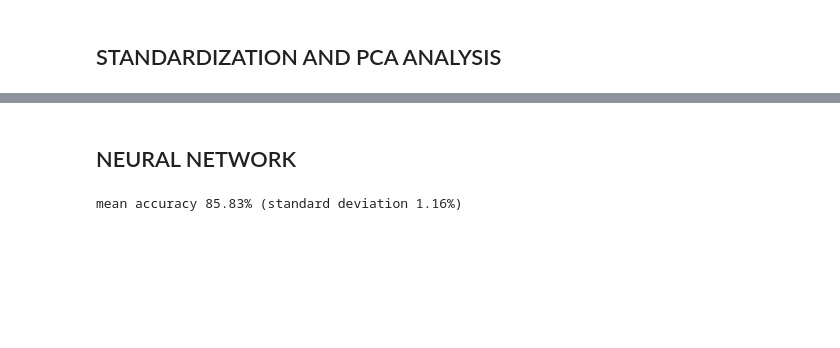
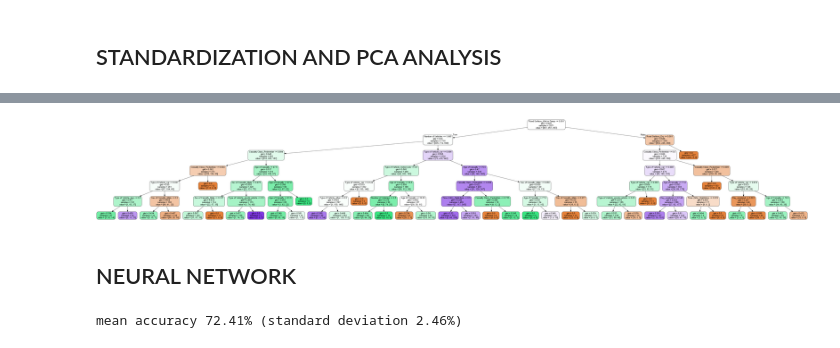
Before and after one commit to eldooriomar/PHBS_MLF_2018, a Jupyter notebook: pyth project.ipynb, the cells around one changed output, grey strips where cells are left out. Saved outputs shown, nothing was run; the diff lists cells and outputs as text; code cells hidden in the pictures; blank space fills up the shorter version.

```diff
--- a/pyth project.ipynb
+++ b/pyth project.ipynb
@@ -222,3 +314,19 @@ X_2 = pca.fit_transform(X_1)
+# %%
+#plotting decision tree
+dot_data = export_graphviz(tree,
+                            filled=True,
+                            rounded=True,
+                            out_file=None,
+                            feature_names=list(X))
+
+graph=graph_from_dot_data(dot_data)
+
+graph.write_png('tree.png')
+
+from IPython.display import Image
+Image('tree.png', width=1000)
+# %% [output]
+[figure, added]
 # %% [markdown]
 ## NEURAL NETWORK
 # %%
@@ -255,5 +360,7 @@ results = cross_val_score(estimator, X_2, dummy_y, cv=kfold)
 # %%
+#cross validation
+results = cross_val_score(estimator, X_2, dummy_y, cv=kfold)
 print("mean accuracy %.2f%% (standard deviation %.2f%%)" % (results.mean()*100, results.std()*100))
 #The results are summarized as both the mean and standard deviation of the model accuracy on the dataset.
 # %% [output]
-mean accuracy 85.83% (standard deviation 1.16%)
+mean accuracy 72.41% (standard deviation 2.46%)
```
Also changed, not shown: parts of 64 cells of this notebook, 1 other file.
